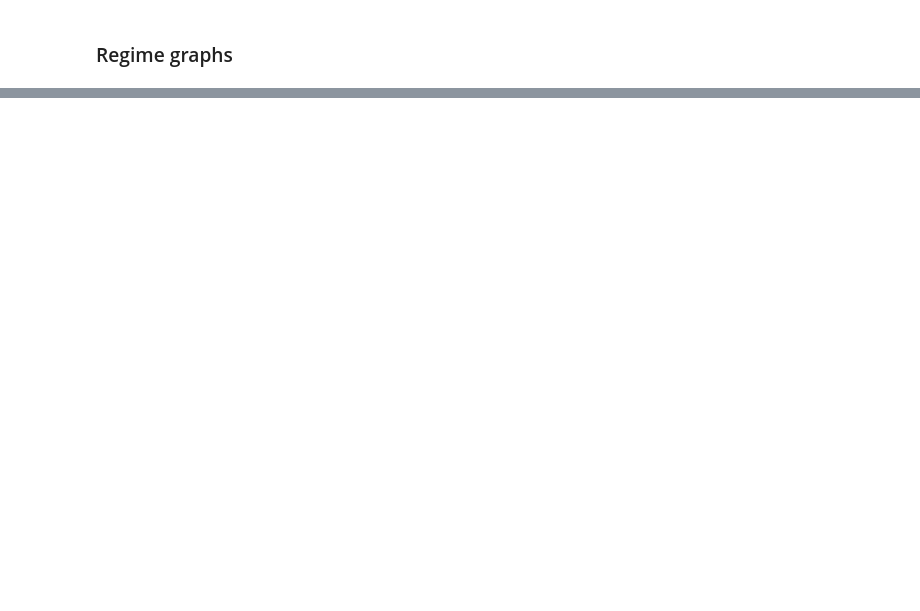
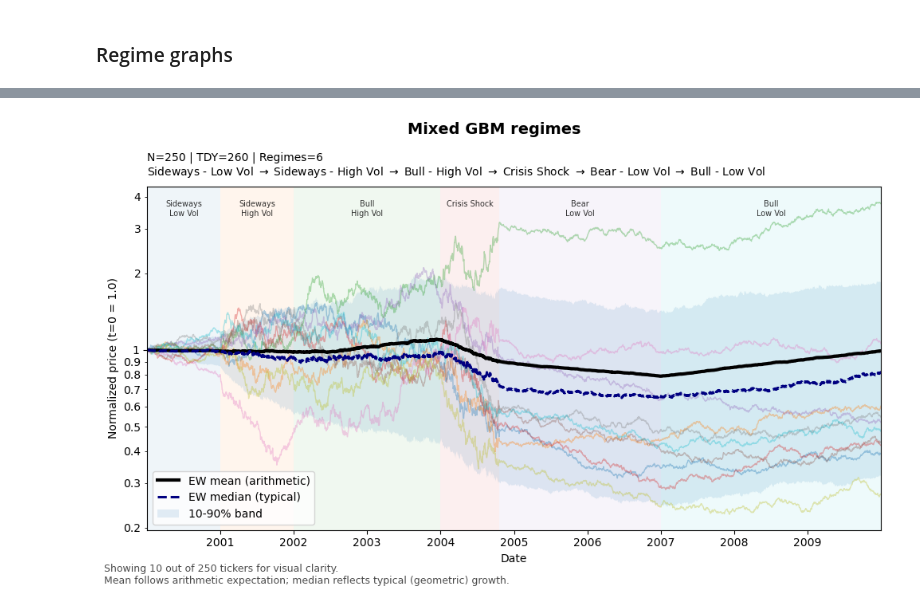
Before and after one commit to ElPhysico/ml-equity-backtester, a Jupyter notebook: notebooks/insights/01_gbm_regimes_overview.ipynb, the cells around one changed output, grey strips where cells are left out. Cells and saved outputs as stored; diff of their text form; code cells hidden in the pictures; blank space fills up the shorter version.

```diff
--- a/notebooks/insights/01_gbm_regimes_overview.ipynb
+++ b/notebooks/insights/01_gbm_regimes_overview.ipynb
@@ -80,0 +58,5 @@ for reg in GBM_REGIMES:
+# %%
+from mlbt.simulator.regimes import notebook_mixed_GBM_graphs
+notebook_mixed_GBM_graphs()
+# %% [output]
+[figure, added]
```
Also changed, not shown: parts of 3 cells of this notebook, 1 other file.
